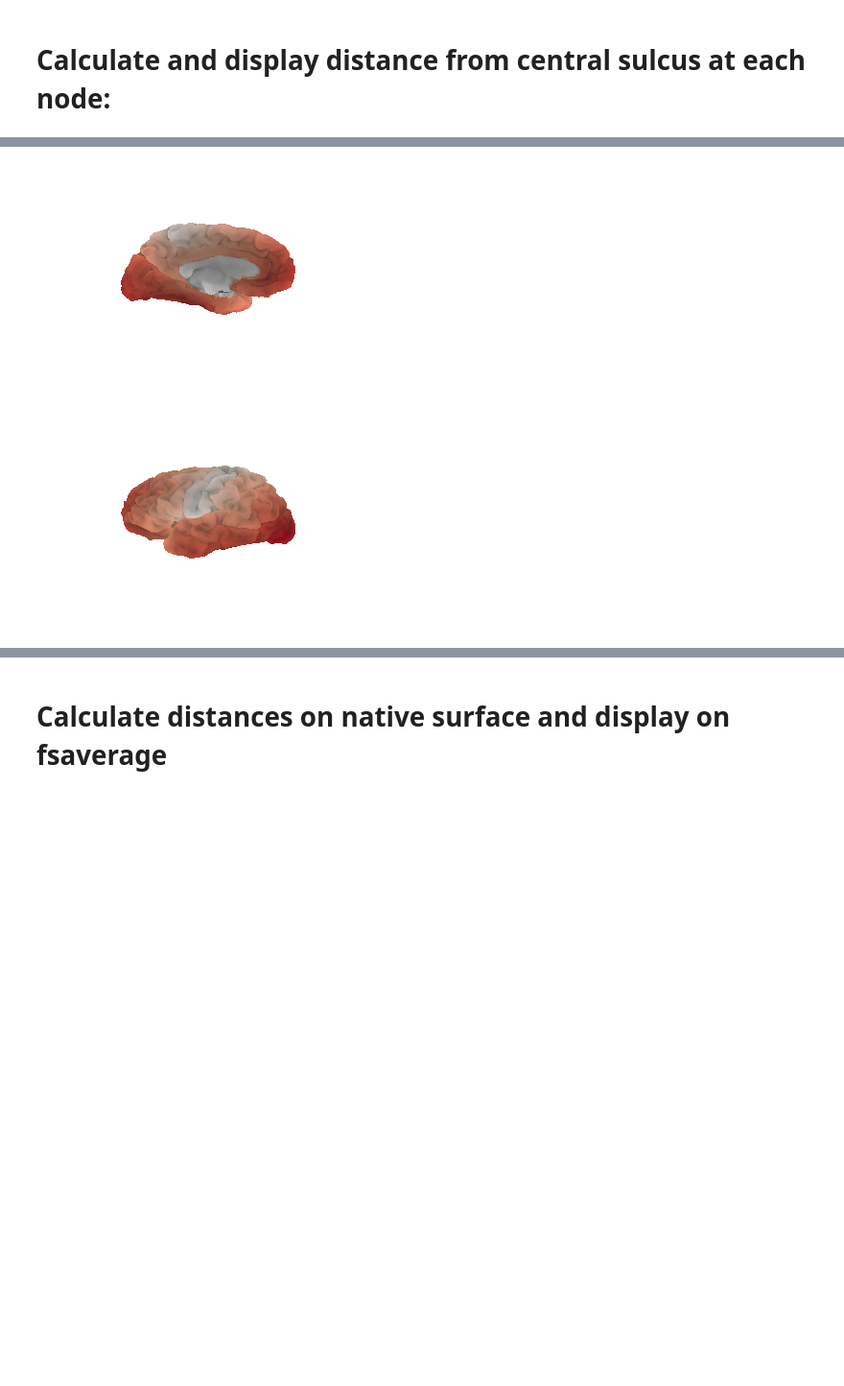
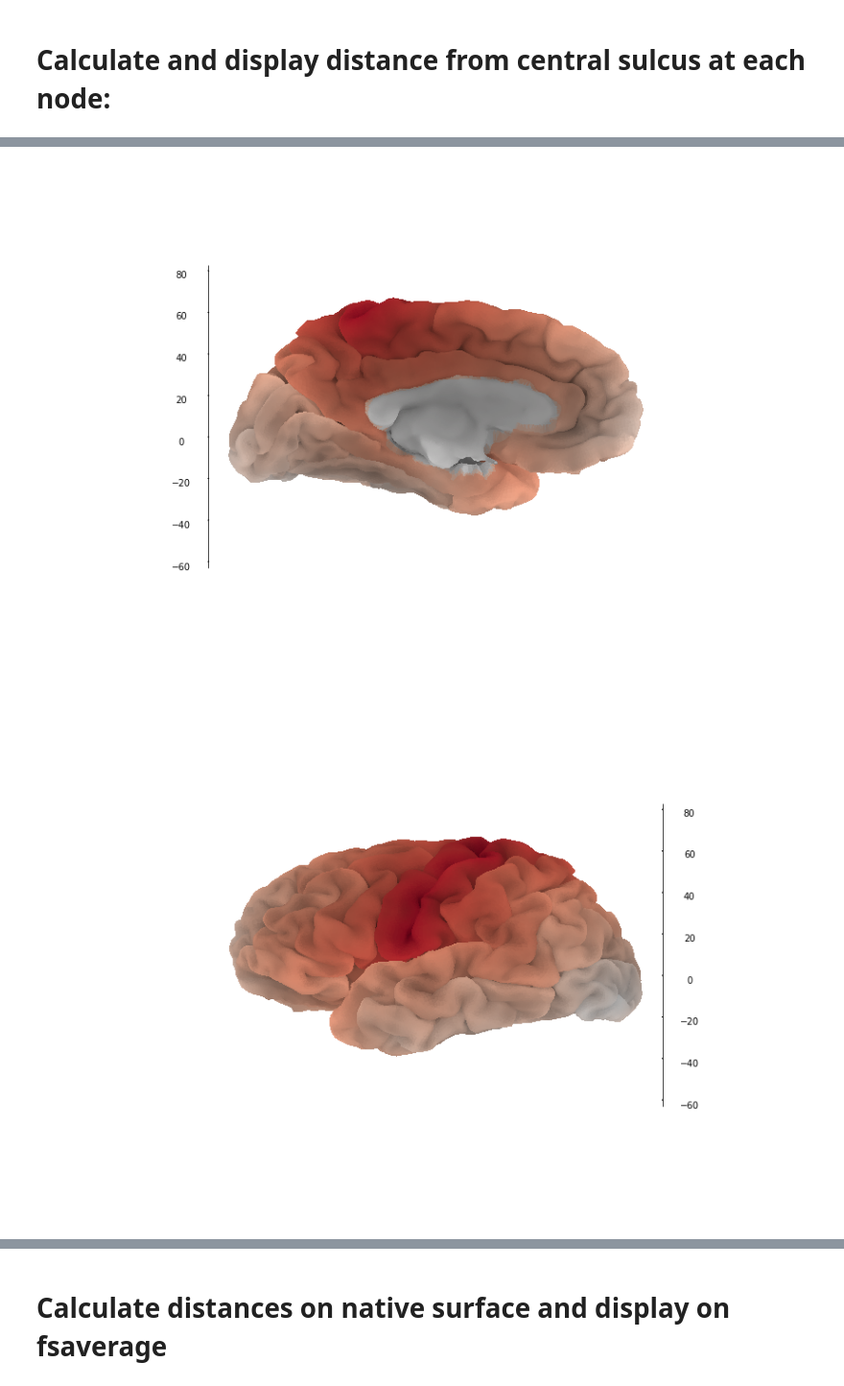
Before and after one commit to NeuroanatomyAndConnectivity/surfdist, a Jupyter notebook: examples/demo.ipynb, the cells around one changed output, grey strips where cells are left out. Shown at 96% size. Cells and saved outputs as stored; diff of their text form; code cells hidden in the pictures; blank space fills up the shorter version.

```diff
--- a/examples/demo.ipynb
+++ b/examples/demo.ipynb
@@ -23,14 +23,26 @@ sd.load.get_freesurfer_label(os.path.join(base_dir, 'bert/label/lh.aparc.a2009s.
 # %%
 # load central sulcus nodes
 region = 'S_central'
-src  = sd.load.load_freesurfer_label(os.path.join(base_dir, 'bert/label/lh.aparc.a2009s.annot'), region, cort)
+src  = sd.load.load_freesurfer_label(os.path.join(base_dir, 'fsaverage4/label/lh.aparc.a2009s.annot'), region, cort)
 
 # calculate distance
 dist = sd.surfdist.dist_calc(surf, cort, src)
-
-# visualize
-plot_med = sd.viz.viz(surf[0], surf[1], dist, bg_map=sulc, bg_on_stat=True, cmap=cmap)
-plot_lat = sd.viz.viz(surf[0], surf[1], dist, azim=180, bg_map=sulc, bg_on_stat=True, cmap=cmap)
+print np.shape(dist)
-# %% [output]
-[figure, removed]
-[figure, removed]
+# %%
+dist1 = dist.copy()
+dist1[cort] = (dist1[cort] - np.max(dist1[cort])) * -1
+# %%
+# visualize
+plot_med, ax_med = sd.viz.viz(surf[0], surf[1], dist1, bg_map=sulc, bg_on_stat=True, cmap=cmap, figsize=((15,10)))
+ax_med.axes.set_axis_off()
+ax_med.grid(False)
+plt.show()
+plot_med.savefig('fig.dist1.med.png')
+plot_lat, ax_lat = sd.viz.viz(surf[0], surf[1], dist1, azim=180, bg_map=sulc, bg_on_stat=True, cmap=cmap, figsize=((15,10)))
+ax_lat.axes.set_axis_off()
+ax_lat.grid(False)
+plt.show()
+plot_lat.savefig('fig.dist1.lat.png')
+# %% [output]
+[figure, added]
+[figure, added]
```
Also changed, not shown: parts of 15 cells of this notebook.
